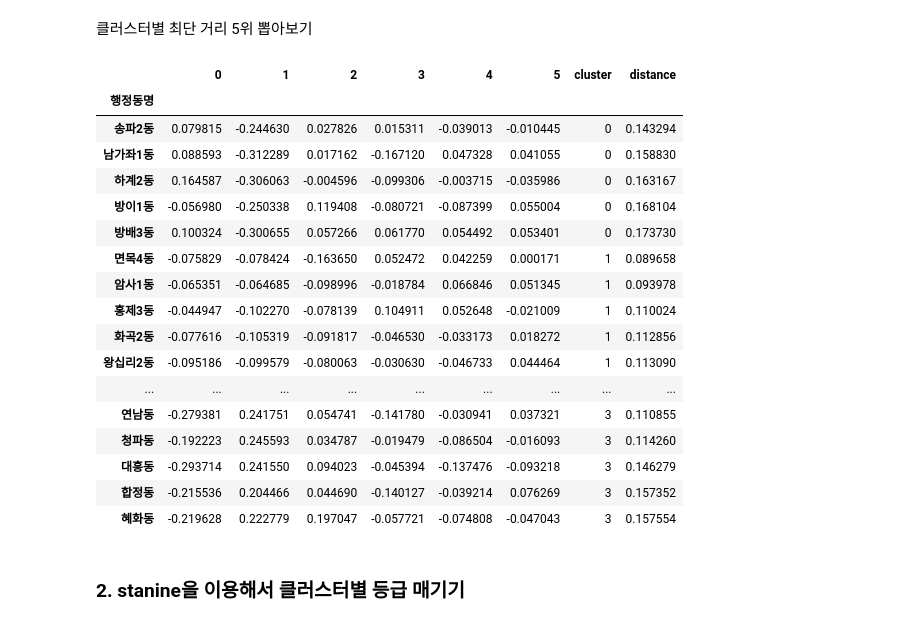
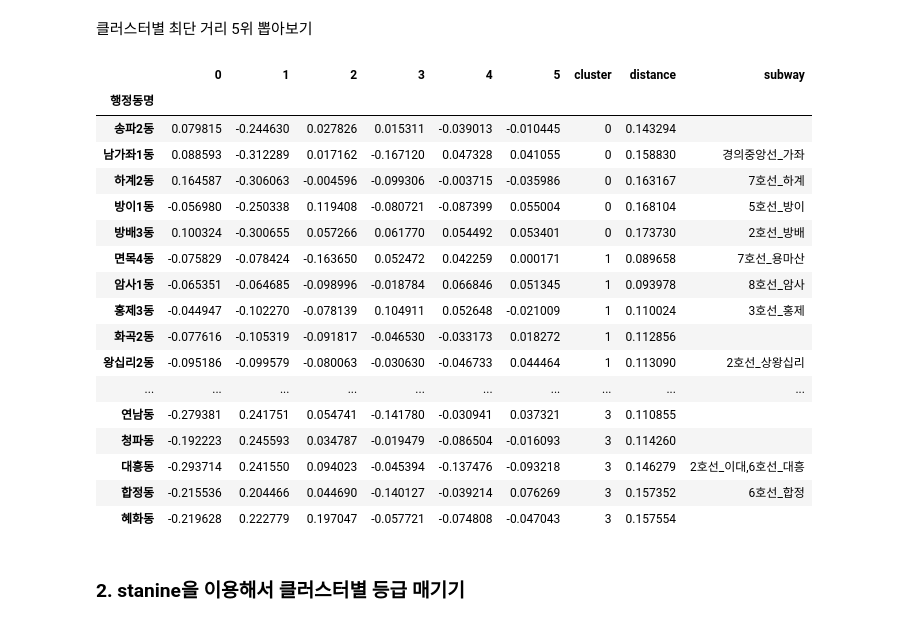
Before and after one commit to sesac-2023/Final_PJT_3V, a Jupyter notebook: modeling/optimal_location.ipynb, the cells around one changed output. Drawn from its saved outputs; the diff is of its cells as text; code cells hidden in the pictures.

Commit message:
Update the code for get the distances from centroids

```diff
--- a/modeling/optimal_location.ipynb
+++ b/modeling/optimal_location.ipynb
@@ -5,6 +5,8 @@ import pandas as pd
 import numpy as np
 
 pca_result = pd.read_csv('./data/minmax_scaling_PCA_label.csv', index_col=0)
+subway_data = pd.read_csv('./data/서울지하철_공공데이터_호선별_역별_승하차인원_일평균_행정동포함.csv')
+subway_data['호선+역명'] = subway_data['호선'] + '_' + subway_data['역명'] + " "
 
 # kmeans centroid numpy array 불러오기
 centroids = np.load('./data/kmeans_centroid.npy')
@@ -36,28 +38,41 @@ for i, pca_cluster in enumerate(pca_clusters):
 # %% [markdown]
 클러스터별 최단 거리 5위 뽑아보기
 # %%
-pd.concat([
-    pca_cluster_0.sort_values('distance').head(),
-    pca_cluster_1.sort_values('distance').head(),
-    pca_cluster_2.sort_values('distance').head(),
-    pca_cluster_3.sort_values('distance').head(),
+# 클러스터별 최단 거리 상위 5개 행정동 추출
+top_5 = pd.concat([
+    pca_cluster_0.sort_values('distance').head(5),
+    pca_cluster_1.sort_values('distance').head(5),
+    pca_cluster_2.sort_values('distance').head(5),
+    pca_cluster_3.sort_values('distance').head(5),
 ])
-# %% [output]
-|  | 0 | 1 | 2 | 3 | 4 | 5 | cluster | distance |
-| 행정동명 |  |  |  |  |  |  |  |  |
-| 송파2동 | 0.079815 | -0.244630 | 0.027826 | 0.015311 | -0.039013 | -0.010445 | 0 | 0.143294 |
-| 남가좌1동 | 0.088593 | -0.312289 | 0.017162 | -0.167120 | 0.047328 | 0.041055 | 0 | 0.158830 |
-| 하계2동 | 0.164587 | -0.306063 | -0.004596 | -0.099306 | -0.003715 | -0.035986 | 0 | 0.163167 |
-| 방이1동 | -0.056980 | -0.250338 | 0.119408 | -0.080721 | -0.087399 | 0.055004 | 0 | 0.168104 |
-| 방배3동 | 0.100324 | -0.300655 | 0.057266 | 0.061770 | 0.054492 | 0.053401 | 0 | 0.173730 |
-| 면목4동 | -0.075829 | -0.078424 | -0.163650 | 0.052472 | 0.042259 | 0.000171 | 1 | 0.089658 |
-| 암사1동 | -0.065351 | -0.064685 | -0.098996 | -0.018784 | 0.066846 | 0.051345 | 1 | 0.093978 |
-| 홍제3동 | -0.044947 | -0.102270 | -0.078139 | 0.104911 | 0.052648 | -0.021009 | 1 | 0.110024 |
-| 화곡2동 | -0.077616 | -0.105319 | -0.091817 | -0.046530 | -0.033173 | 0.018272 | 1 | 0.112856 |
-| 왕십리2동 | -0.095186 | -0.099579 | -0.080063 | -0.030630 | -0.046733 | 0.044464 | 1 | 0.113090 |
-| ... | ... | ... | ... | ... | ... | ... | ... | ... |
-| 연남동 | -0.279381 | 0.241751 | 0.054741 | -0.141780 | -0.030941 | 0.037321 | 3 | 0.110855 |
-| 청파동 | -0.192223 | 0.245593 | 0.034787 | -0.019479 | -0.086504 | -0.016093 | 3 | 0.114260 |
-| 대흥동 | -0.293714 | 0.241550 | 0.094023 | -0.045394 | -0.137476 | -0.093218 | 3 | 0.146279 |
-| 합정동 | -0.215536 | 0.204466 | 0.044690 | -0.140127 | -0.039214 | 0.076269 | 3 | 0.157352 |
-| 혜화동 | -0.219628 | 0.222779 | 0.197047 | -0.057721 | -0.074808 | -0.047043 | 3 | 0.157554 |
+# %%
+# 추출된 행정동에 위치한 지하철역 mapping
+area_w_subway = subway_data.groupby('행정동')['호선+역명'].sum().to_frame()
+
+for i in top_5.index:
+    for j in area_w_subway.index:
+        if i == j:
+            top_5.loc[i, 'subway'] = area_w_subway.loc[j, '호선+역명']
+
+top_5['subway'].fillna("", inplace=True)
+top_5['subway'] = top_5['subway'].map(lambda x: ','.join(x.split()))
+top_5
+# %% [output]
+|  | 0 | 1 | 2 | 3 | 4 | 5 | cluster | distance | subway |
+| 행정동명 |  |  |  |  |  |  |  |  |  |
+| 송파2동 | 0.079815 | -0.244630 | 0.027826 | 0.015311 | -0.039013 | -0.010445 | 0 | 0.143294 |  |
+| 남가좌1동 | 0.088593 | -0.312289 | 0.017162 | -0.167120 | 0.047328 | 0.041055 | 0 | 0.158830 | 경의중앙선_가좌 |
+| 하계2동 | 0.164587 | -0.306063 | -0.004596 | -0.099306 | -0.003715 | -0.035986 | 0 | 0.163167 | 7호선_하계 |
+| 방이1동 | -0.056980 | -0.250338 | 0.119408 | -0.080721 | -0.087399 | 0.055004 | 0 | 0.168104 | 5호선_방이 |
+| 방배3동 | 0.100324 | -0.300655 | 0.057266 | 0.061770 | 0.054492 | 0.053401 | 0 | 0.173730 | 2호선_방배 |
+| 면목4동 | -0.075829 | -0.078424 | -0.163650 | 0.052472 | 0.042259 | 0.000171 | 1 | 0.089658 | 7호선_용마산 |
+| 암사1동 | -0.065351 | -0.064685 | -0.098996 | -0.018784 | 0.066846 | 0.051345 | 1 | 0.093978 | 8호선_암사 |
+| 홍제3동 | -0.044947 | -0.102270 | -0.078139 | 0.104911 | 0.052648 | -0.021009 | 1 | 0.110024 | 3호선_홍제 |
+| 화곡2동 | -0.077616 | -0.105319 | -0.091817 | -0.046530 | -0.033173 | 0.018272 | 1 | 0.112856 |  |
+| 왕십리2동 | -0.095186 | -0.099579 | -0.080063 | -0.030630 | -0.046733 | 0.044464 | 1 | 0.113090 | 2호선_상왕십리 |
+| ... | ... | ... | ... | ... | ... | ... | ... | ... | ... |
+| 연남동 | -0.279381 | 0.241751 | 0.054741 | -0.141780 | -0.030941 | 0.037321 | 3 | 0.110855 |  |
+| 청파동 | -0.192223 | 0.245593 | 0.034787 | -0.019479 | -0.086504 | -0.016093 | 3 | 0.114260 |  |
+| 대흥동 | -0.293714 | 0.241550 | 0.094023 | -0.045394 | -0.137476 | -0.093218 | 3 | 0.146279 | 2호선_이대,6호선_대흥 |
+| 합정동 | -0.215536 | 0.204466 | 0.044690 | -0.140127 | -0.039214 | 0.076269 | 3 | 0.157352 | 6호선_합정 |
+| 혜화동 | -0.219628 | 0.222779 | 0.197047 | -0.057721 | -0.074808 | -0.047043 | 3 | 0.157554 |  |
```
Also changed, not shown: parts of 2 cells of this notebook, 2 other files.
